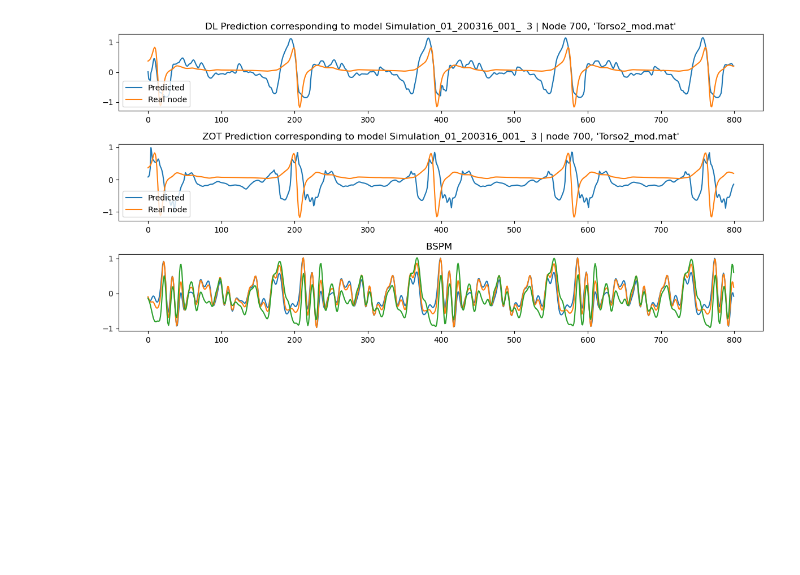
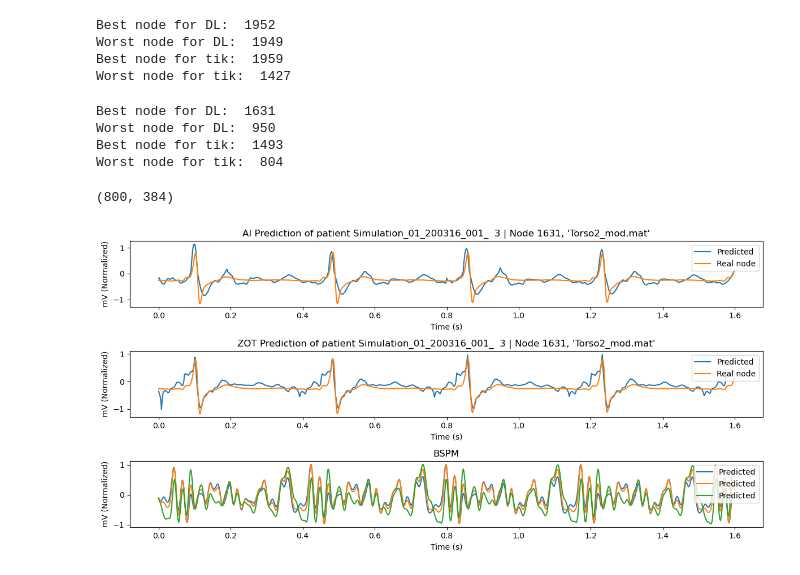
Before and after one commit to miriamgf/egm_reconstruction, a Jupyter notebook: Code/scripts/visualization/2d_plot_egm_bspm.ipynb, the cells around one changed output. Drawn from its saved outputs; the diff is of its cells as text; code cells hidden in the pictures; blank space fills up the shorter version.

```diff
--- a/Code/scripts/visualization/2d_plot_egm_bspm.ipynb
+++ b/Code/scripts/visualization/2d_plot_egm_bspm.ipynb
@@ -269,25 +285,79 @@ tik_rec_centered=tik_rec_norm-np.mean(tik_rec_norm)
+# %%
+corr_DL=correlation_by_node(prediction_centered, egm_centered)
+corr_tik=correlation_by_node(tik_rec_centered, egm_centered)
+RMSE_DL=rmse_by_node(prediction_centered, egm_centered)
+RMSE_tik=rmse_by_node(tik_rec_centered, egm_centered)
+
+
+best_node_DL_corr=np.argmax(corr_DL)
+worst_node_DL_corr=np.argmin(corr_DL)
+best_node_tik_corr=np.argmax(corr_tik)
+worst_node_tik_corr=np.argmin(corr_tik)
+# %%
+print('Best node for DL: ', best_node_DL_corr)
+print('Worst node for DL: ', worst_node_DL_corr )
+print('Best node for tik: ', best_node_tik_corr)
+print('Worst node for tik: ', worst_node_tik_corr )
+# %% [output]
+Best node for DL:  1952
+Worst node for DL:  1949
+Best node for tik:  1959
+Worst node for tik:  1427
+# %%
+worst_node_DL_rmse=np.argmax(RMSE_DL)
+best_node_DL_rmse=np.argmin(RMSE_DL)
+worst_node_tik_rmse=np.argmax(RMSE_tik)
+best_node_tik_rmse=np.argmin(RMSE_tik)
+print('Best node for DL: ', best_node_DL_rmse)
+print('Worst node for DL: ', worst_node_DL_rmse )
+print('Best node for tik: ', best_node_tik_rmse)
+print('Worst node for tik: ', worst_node_tik_rmse )
+# %% [output]
+Best node for DL:  1631
+Worst node for DL:  950
+Best node for tik:  1493
+Worst node for tik:  804
+# %%
+X_1channel_centered.shape
+# %% [output]
+(800, 384)
 # %%
+node_num = best_node_DL_rmse
+sampling_rate = 500
+n_samples = prediction_centered.shape[0]
+time_axis = np.arange(n_samples) / sampling_rate  # Eje temporal
 
+plt.figure(figsize=(12, 6), tight_layout=True)
 
-node_num=700
-plt.figure(figsize=(12,6), tight_layout=True)
+# Subplot 1
 plt.subplot(3, 1, 1)
-plt.plot(prediction_centered[:, node_num], label='Predicted')
-plt.plot(egm_centered[:, node_num], label='Real node')
-title=f"DL Prediction corresponding to model {model_name[0]} | Node {node_num}, '{torso_name}'"
+plt.plot(time_axis, prediction_centered[:, node_num], label='Predicted')
+plt.plot(time_axis, egm_centered[:, node_num], label='Real node')
+title = f"AI Prediction of patient {model_name[0]} | Node {node_num}, '{torso_name}'"
 plt.title(title)
+plt.xlabel('Time (s)')
+plt.ylabel('mV (Normalized)')
 plt.legend()
+
+# Subplot 2
 plt.subplot(3, 1, 2)
-plt.plot(tik_rec_centered[:, node_num], label='Predicted')
-plt.plot(egm_centered[:, node_num], label='Real node')
-title=f"ZOT Prediction corresponding to model {model_name[0]} | node {node_num}, '{torso_name}'"
+plt.plot(time_axis, tik_rec_centered[:, node_num], label='Predicted')
+plt.plot(time_axis, egm_centered[:, node_num], label='Real node')
+title = f"ZOT Prediction of patient {model_name[0]} | Node {node_num}, '{torso_name}'"
 plt.title(title)
+plt.xlabel('Time (s)')
+plt.ylabel('mV (Normalized)')
 plt.legend()
+
+# Subplot 3
 plt.subplot(3, 1, 3)
+plt.plot(time_axis, X_1channel_centered[:, 0:3], label='Predicted')
+title = f"BSPM {model_name}, Node {node_num}, {torso_name}"
+plt.title('BSPM')
+plt.xlabel('Time (s)')
+plt.ylabel('mV (Normalized)')
+plt.legend()
 
-plt.plot(X_1channel_centered[:, 0:3], label='Predicted')
-title=f"BSPM {model_name}, node {node_num}, {torso_name}"
-plt.title('BSPM ')
 plt.show()
 # %% [output]
-[figure, old version]
+[figure, new version]
```
Also changed, not shown: parts of 29 cells of this notebook, 29 other files.
